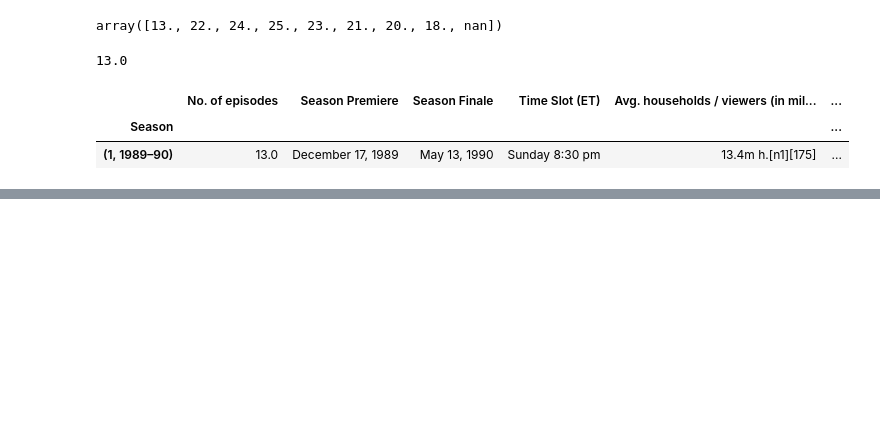
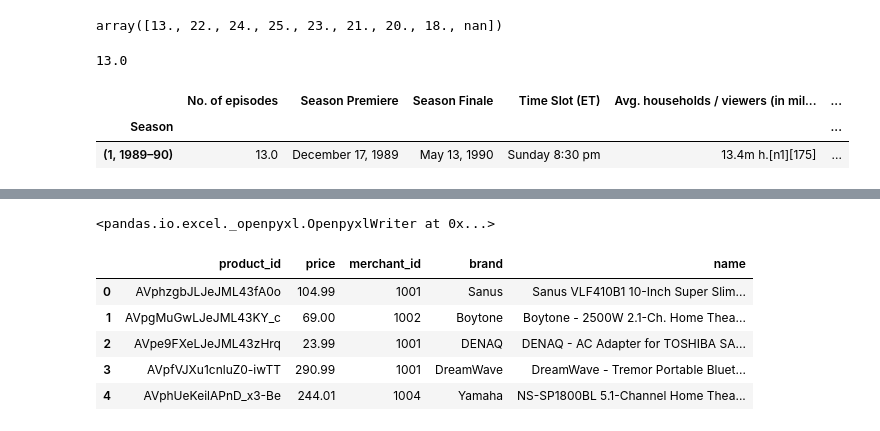
Before and after one commit to Yanil01/pandas_, a Jupyter notebook: main.ipynb, the cells around one changed output, grey strips where cells are left out. Saved outputs shown, nothing was run; the diff lists cells and outputs as text; code cells hidden in the pictures; blank space fills up the shorter version.

Commit message:
reading-data-from-excel

```diff
--- a/main.ipynb
+++ b/main.ipynb
@@ -1823,0 +1921,4 @@ df
+# %%
+writer
+# %% [output]
+<pandas.io.excel._openpyxl.OpenpyxlWriter at 0x...>
@@ -1823,0 +1928,9 @@ df
+# %%
+pd.read_excel('products_output.xlsx').head()  # read the saved Excel file to verify
+# %% [output]
+|  | product_id | price | merchant_id | brand | name |
+| 0 | AVphzgbJLJeJML43fA0o | 104.99 | 1001 | Sanus | Sanus VLF410B1 10-Inch Super Slim... |
+| 1 | AVpgMuGwLJeJML43KY_c | 69.00 | 1002 | Boytone | Boytone - 2500W 2.1-Ch. Home Thea... |
+| 2 | AVpe9FXeLJeJML43zHrq | 23.99 | 1001 | DENAQ | DENAQ - AC Adapter for TOSHIBA SA... |
+| 3 | AVpfVJXu1cnluZ0-iwTT | 290.99 | 1001 | DreamWave | DreamWave - Tremor Portable Bluet... |
+| 4 | AVphUeKeilAPnD_x3-Be | 244.01 | 1004 | Yamaha | NS-SP1800BL 5.1-Channel Home Thea... |
```
Also changed, not shown: parts of 20 cells of this notebook, 2 other files.
